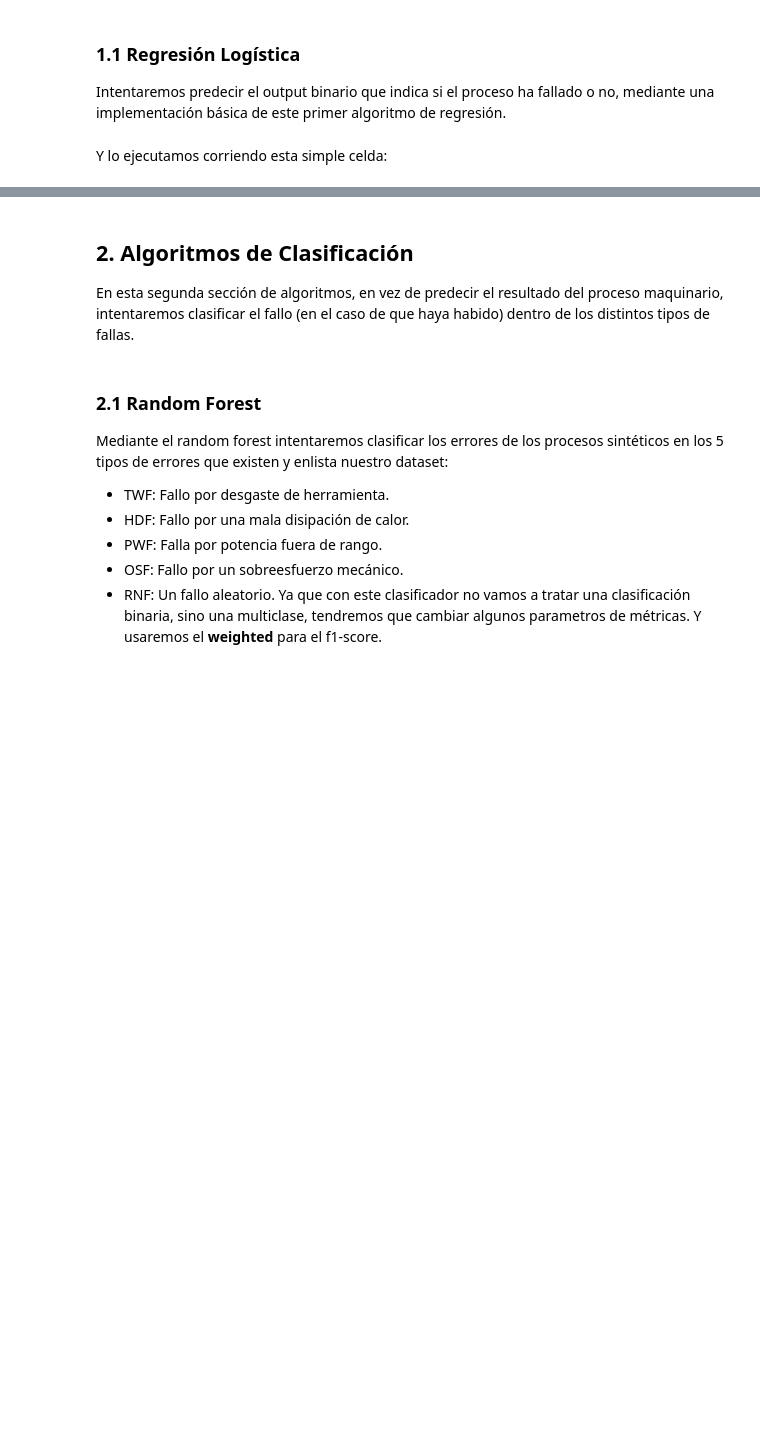
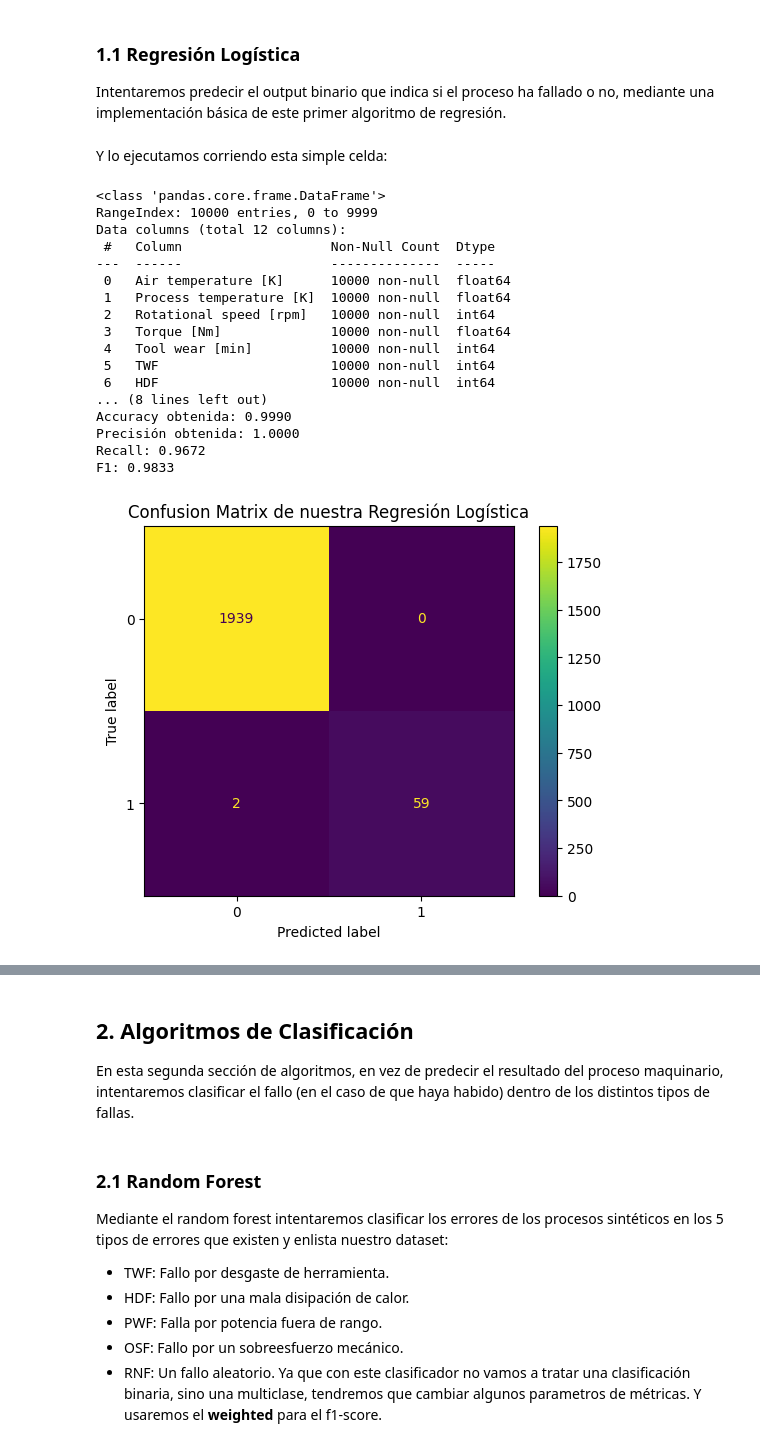
Before and after one commit to UnaiOlaiz/ADDPLI---Proyecto-Final, a Jupyter notebook: src/BentoML/train.ipynb, the cells around one changed output, grey strips where cells are left out. Saved outputs shown, nothing was run; the diff lists cells and outputs as text; code cells hidden in the pictures; blank space fills up the shorter version.

```diff
--- a/src/BentoML/train.ipynb
+++ b/src/BentoML/train.ipynb
@@ -113,2 +123,23 @@ def logistic_regression():
 # %% [markdown]
 Y lo ejecutamos corriendo esta simple celda:
+# %%
+logistic_regression()
+# %% [output]
+<class 'pandas.core.frame.DataFrame'>
+RangeIndex: 10000 entries, 0 to 9999
+Data columns (total 12 columns):
+ #   Column                   Non-Null Count  Dtype
+---  ------                   --------------  -----
+ 0   Air temperature [K]      10000 non-null  float64
+ 1   Process temperature [K]  10000 non-null  float64
+ 2   Rotational speed [rpm]   10000 non-null  int64
+ 3   Torque [Nm]              10000 non-null  float64
+ 4   Tool wear [min]          10000 non-null  int64
+ 5   TWF                      10000 non-null  int64
+ 6   HDF                      10000 non-null  int64
+... (8 lines left out)
+Accuracy obtenida: 0.9990
+Precisión obtenida: 1.0000
+Recall: 0.9672
+F1: 0.9833
+[figure, added]
```
Also changed, not shown: parts of 12 cells of this notebook, 4 other files.
